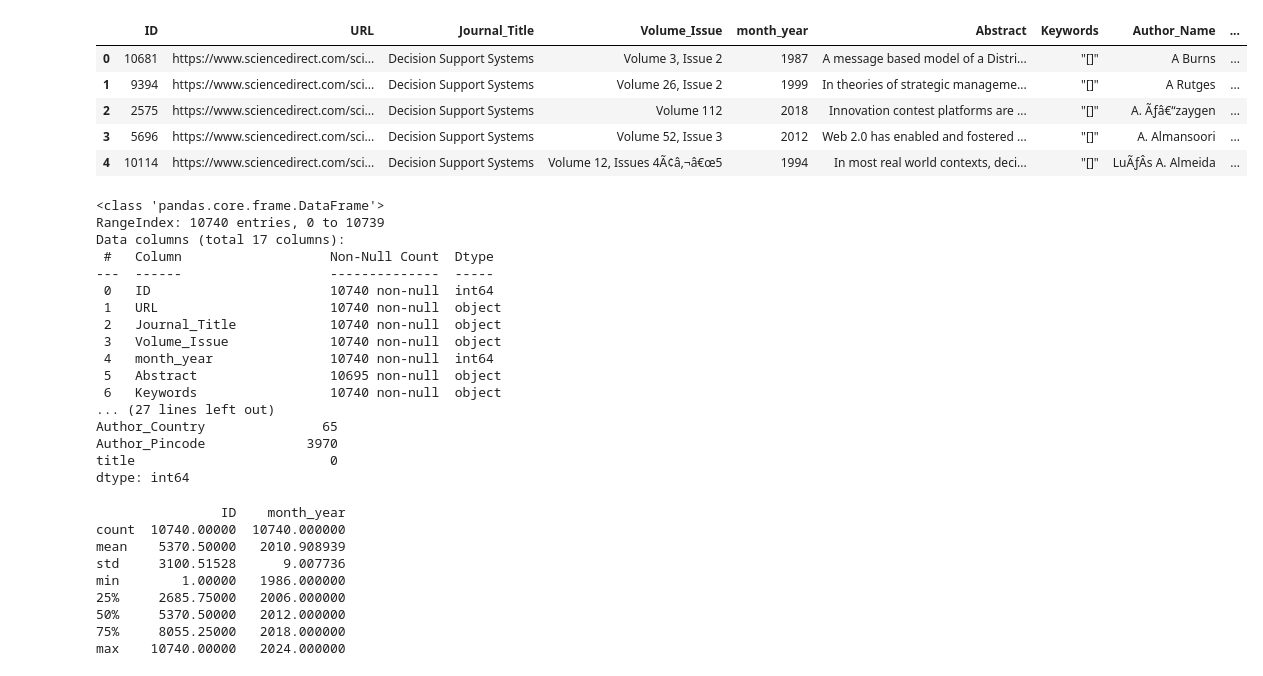
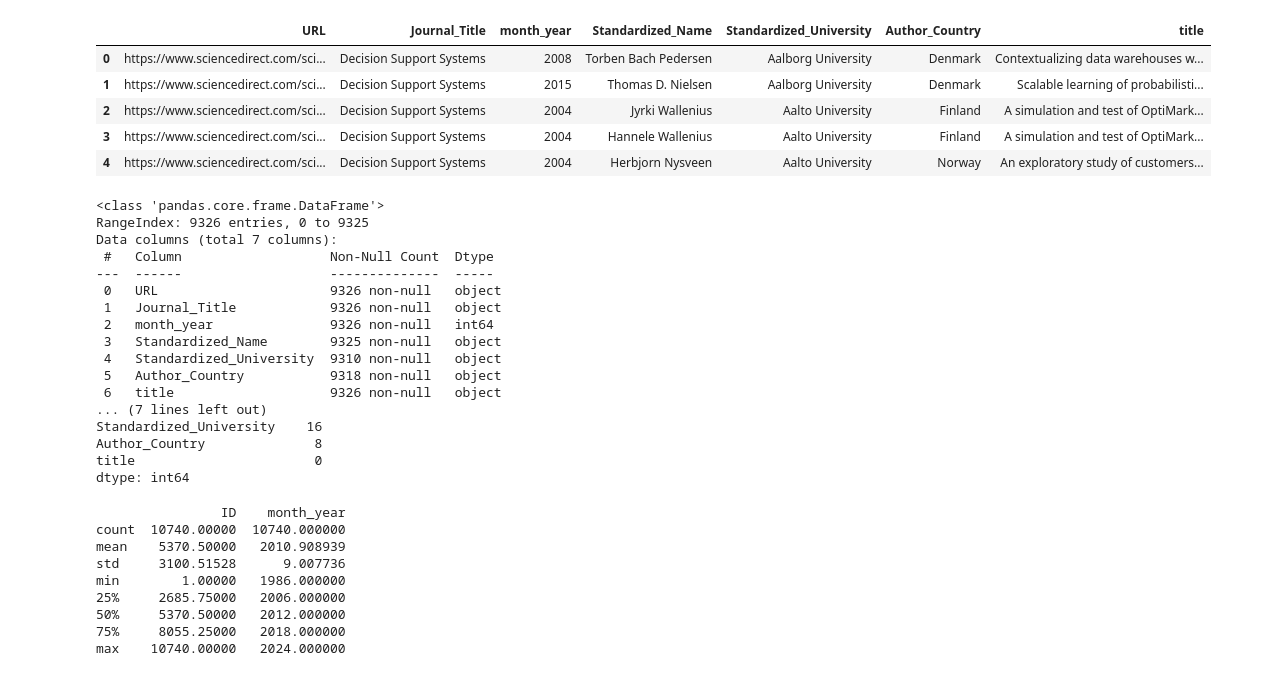
Before and after one commit to Prakash7078/Journals, a Jupyter notebook: DecisionSupportSystems/cleanedpart.ipynb, the cells around one changed output. Drawn from its saved outputs; the diff is of its cells as text; code cells hidden in the pictures.

```diff
--- a/DecisionSupportSystems/cleanedpart.ipynb
+++ b/DecisionSupportSystems/cleanedpart.ipynb
@@ -1,34 +1,34 @@
 # %%
 import pandas as pd
-data=pd.read_excel('Journal_Articles.xlsx')
+data=pd.read_excel('Articles_FINAL_2000_test (version 1).xlsx')
 data.head()
 # %% [output]
-|  | ID | URL | Journal_Title | Volume_Issue | month_year | Abstract | Keywords | Author_Name | ... |
-| 0 | 10681 | https://www.sciencedirect.com/sci... | Decision Support Systems | Volume 3, Issue 2 | 1987 | A message based model of a Distri... | "[]" | A Burns | ... |
-| 1 | 9394 | https://www.sciencedirect.com/sci... | Decision Support Systems | Volume 26, Issue 2 | 1999 | In theories of strategic manageme... | "[]" | A Rutges | ... |
-| 2 | 2575 | https://www.sciencedirect.com/sci... | Decision Support Systems | Volume 112 | 2018 | Innovation contest platforms are ... | "[]" | A. Ãƒâ€“zaygen | ... |
-| 3 | 5696 | https://www.sciencedirect.com/sci... | Decision Support Systems | Volume 52, Issue 3 | 2012 | Web 2.0 has enabled and fostered ... | "[]" | A. Almansoori | ... |
-| 4 | 10114 | https://www.sciencedirect.com/sci... | Decision Support Systems | Volume 12, Issues 4Ã¢â‚¬â€œ5 | 1994 | In most real world contexts, deci... | "[]" | LuÃƒÂ­s A. Almeida | ... |
+|  | URL | Journal_Title | month_year | Standardized_Name | Standardized_University | Author_Country | title |
+| 0 | https://www.sciencedirect.com/sci... | Decision Support Systems | 2008 | Torben Bach Pedersen | Aalborg University | Denmark | Contextualizing data warehouses w... |
+| 1 | https://www.sciencedirect.com/sci... | Decision Support Systems | 2015 | Thomas D. Nielsen | Aalborg University | Denmark | Scalable learning of probabilisti... |
+| 2 | https://www.sciencedirect.com/sci... | Decision Support Systems | 2004 | Jyrki Wallenius | Aalto University | Finland | A simulation and test of OptiMark... |
+| 3 | https://www.sciencedirect.com/sci... | Decision Support Systems | 2004 | Hannele Wallenius | Aalto University | Finland | A simulation and test of OptiMark... |
+| 4 | https://www.sciencedirect.com/sci... | Decision Support Systems | 2004 | Herbjorn Nysveen | Aalto University | Norway | An exploratory study of customers... |
 # %%
 print(data.info())
 print(data.isnull().sum())
 # %% [output]
 <class 'pandas.core.frame.DataFrame'>
-RangeIndex: 10740 entries, 0 to 10739
-Data columns (total 17 columns):
+RangeIndex: 9326 entries, 0 to 9325
+Data columns (total 7 columns):
  #   Column                   Non-Null Count  Dtype
 ---  ------                   --------------  -----
- 0   ID                       10740 non-null  int64
- 1   URL                      10740 non-null  object
- 2   Journal_Title            10740 non-null  object
- 3   Volume_Issue             10740 non-null  object
- 4   month_year               10740 non-null  int64
- 5   Abstract                 10695 non-null  object
- 6   Keywords                 10740 non-null  object
-... (27 lines left out)
-Author_Country               65
-Author_Pincode             3970
-title                         0
+ 0   URL                      9326 non-null   object
+ 1   Journal_Title            9326 non-null   object
+ 2   month_year               9326 non-null   int64
+ 3   Standardized_Name        9325 non-null   object
+ 4   Standardized_University  9310 non-null   object
+ 5   Author_Country           9318 non-null   object
+ 6   title                    9326 non-null   object
+... (7 lines left out)
+Standardized_University    16
+Author_Country              8
+title                       0
 dtype: int64
 # %%
 
```
Also changed, not shown: 22 other files.
